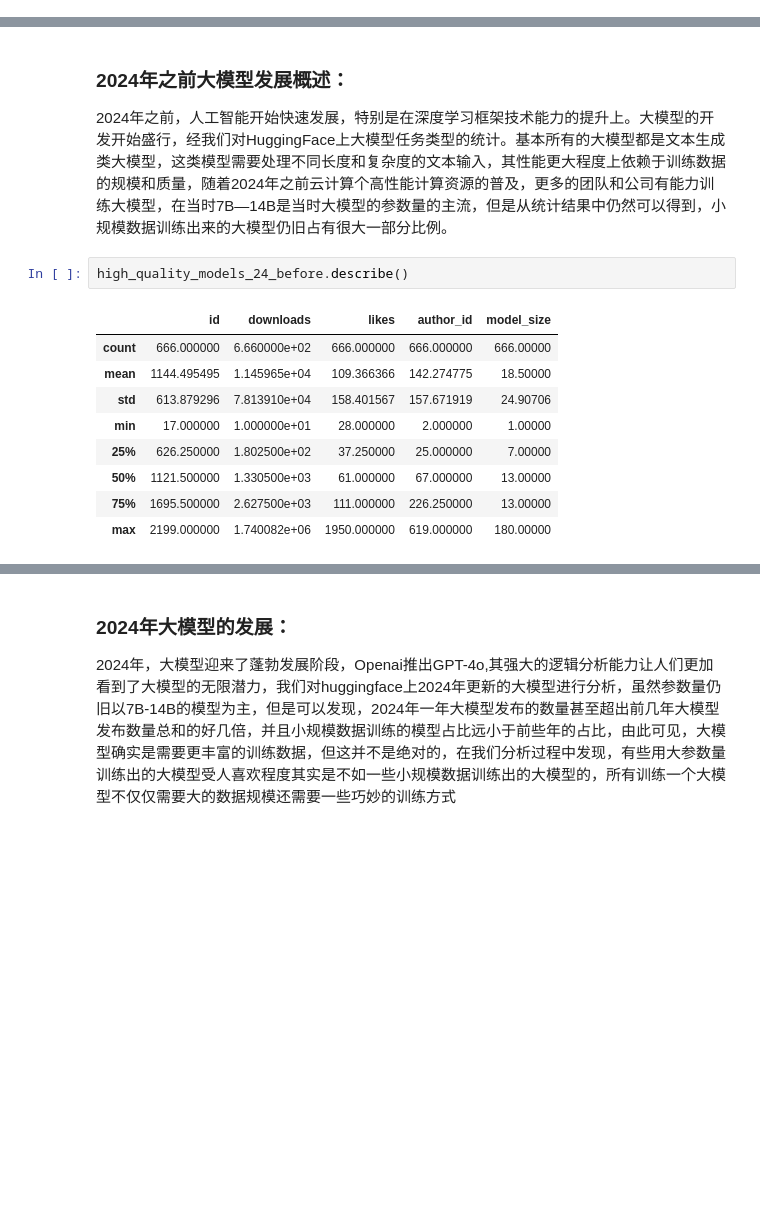
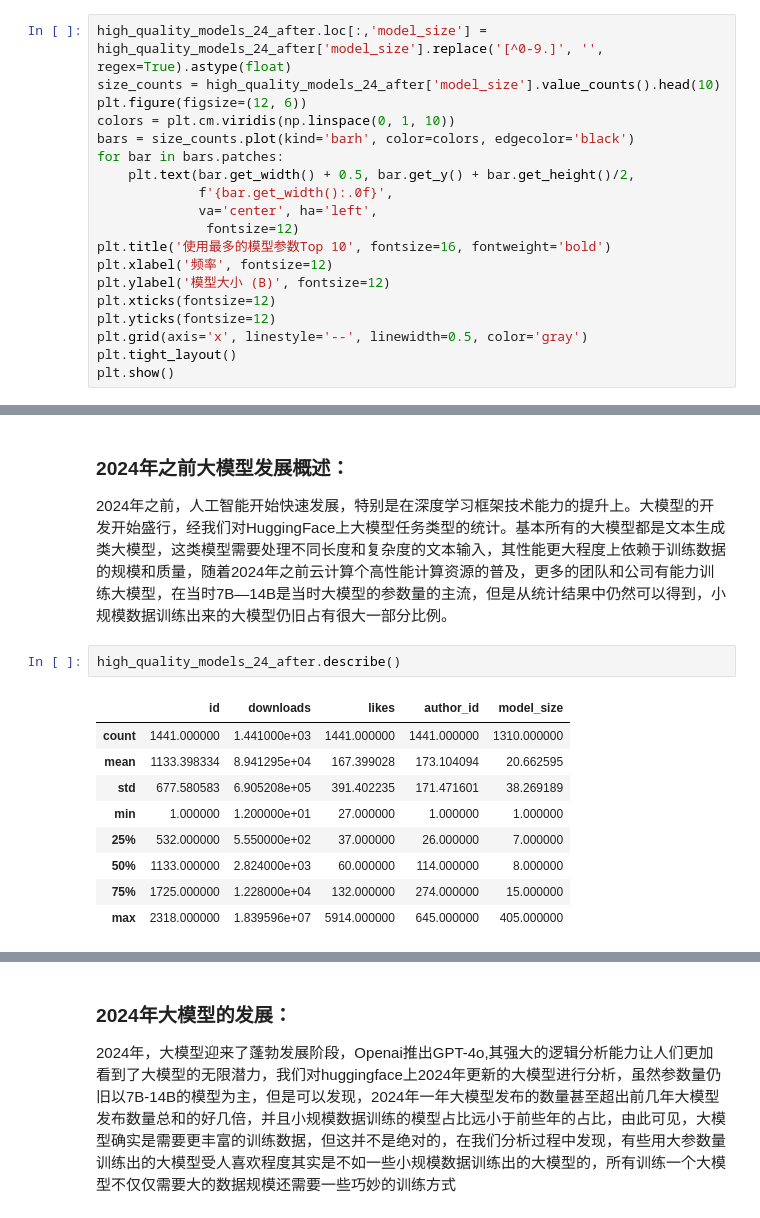
Before and after one commit to yansirgood/DL-course-labs, a Jupyter notebook: LLM-overview/report.ipynb, the cells around one changed output, grey strips where cells are left out. Drawn from its saved outputs; the diff is of its cells as text; blank space fills up the shorter version.

```diff
--- a/LLM-overview/report.ipynb
+++ b/LLM-overview/report.ipynb
@@ -450,0 +479,19 @@ plt.show()
+# %%
+high_quality_models_24_after.loc[:,'model_size'] = high_quality_models_24_after['model_size'].replace('[^0-9.]', '', regex=True).astype(float)
+size_counts = high_quality_models_24_after['model_size'].value_counts().head(10)
+plt.figure(figsize=(12, 6))
+colors = plt.cm.viridis(np.linspace(0, 1, 10))
+bars = size_counts.plot(kind='barh', color=colors, edgecolor='black')
+for bar in bars.patches:
+    plt.text(bar.get_width() + 0.5, bar.get_y() + bar.get_height()/2,
+             f'{bar.get_width():.0f}',
+             va='center', ha='left',
+              fontsize=12)
+plt.title('使用最多的模型参数Top 10', fontsize=16, fontweight='bold')
+plt.xlabel('频率', fontsize=12)
+plt.ylabel('模型大小 (B)', fontsize=12)
+plt.xticks(fontsize=12)
+plt.yticks(fontsize=12)
+plt.grid(axis='x', linestyle='--', linewidth=0.5, color='gray')
+plt.tight_layout()
+plt.show()
@@ -519,14 +571,14 @@ plt.show()
   2024年之前，人工智能开始快速发展，特别是在深度学习框架技术能力的提升上。大模型的开发开始盛行，经我们对HuggingFace上大模型任务类型的统计。基本所有的大模型都是文本生成类大模型，这类模型需要处理不同长度和复杂度的文本输入，其性能更大程度上依赖于训练数据的规模和质量，随着2024年之前云计算个高性能计算资源的普及，更多的团队和公司有能力训练大模型，在当时7B—14B是当时大模型的参数量的主流，但是从统计结果中仍然可以得到，小规模数据训练出来的大模型仍旧占有很大一部分比例。
 </div>
 # %%
-high_quality_models_24_before.describe()
+high_quality_models_24_after.describe()
 # %% [output]
 |  | id | downloads | likes | author_id | model_size |
-| count | 666.000000 | 6.660000e+02 | 666.000000 | 666.000000 | 666.00000 |
-| mean | 1144.495495 | 1.145965e+04 | 109.366366 | 142.274775 | 18.50000 |
-| std | 613.879296 | 7.813910e+04 | 158.401567 | 157.671919 | 24.90706 |
-| min | 17.000000 | 1.000000e+01 | 28.000000 | 2.000000 | 1.00000 |
-| 25% | 626.250000 | 1.802500e+02 | 37.250000 | 25.000000 | 7.00000 |
-| 50% | 1121.500000 | 1.330500e+03 | 61.000000 | 67.000000 | 13.00000 |
-| 75% | 1695.500000 | 2.627500e+03 | 111.000000 | 226.250000 | 13.00000 |
-| max | 2199.000000 | 1.740082e+06 | 1950.000000 | 619.000000 | 180.00000 |
+| count | 1441.000000 | 1.441000e+03 | 1441.000000 | 1441.000000 | 1310.000000 |
+| mean | 1133.398334 | 8.941295e+04 | 167.399028 | 173.104094 | 20.662595 |
+| std | 677.580583 | 6.905208e+05 | 391.402235 | 171.471601 | 38.269189 |
+| min | 1.000000 | 1.200000e+01 | 27.000000 | 1.000000 | 1.000000 |
+| 25% | 532.000000 | 5.550000e+02 | 37.000000 | 26.000000 | 7.000000 |
+| 50% | 1133.000000 | 2.824000e+03 | 60.000000 | 114.000000 | 8.000000 |
+| 75% | 1725.000000 | 1.228000e+04 | 132.000000 | 274.000000 | 15.000000 |
+| max | 2318.000000 | 1.839596e+07 | 5914.000000 | 645.000000 | 405.000000 |
```
Also changed, not shown: parts of 26 cells of this notebook.
